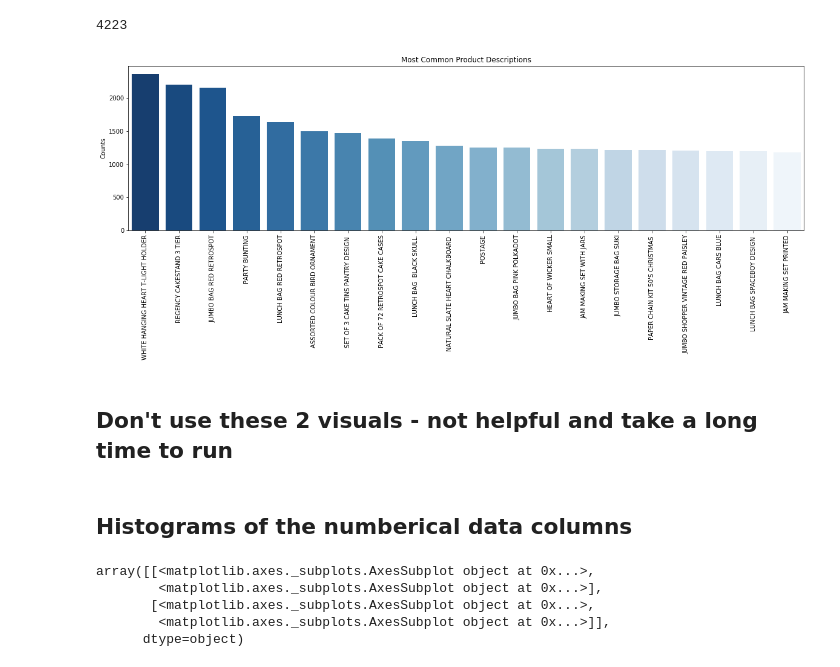
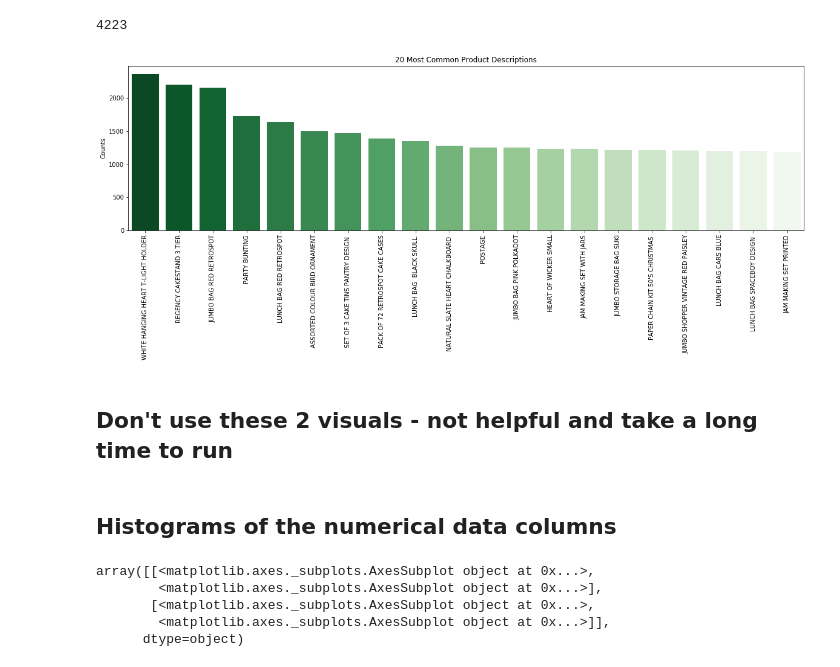
Before and after one commit to calvintirrell/ecommerce_data, a Jupyter notebook: notebooks/ecomm_project.ipynb, the cells around one changed output. Saved outputs shown, nothing was run; the diff lists cells and outputs as text; code cells hidden in the pictures.

```diff
--- a/notebooks/ecomm_project.ipynb
+++ b/notebooks/ecomm_project.ipynb
@@ -322,12 +322,12 @@ data.Item_Description.nunique()
 # %%
 description_counts = data.Item_Description.value_counts().sort_values(ascending = False).iloc[0:20]
 plt.figure(figsize = (20, 5))
-sns.barplot(description_counts.index, description_counts.values, palette = "Blues_r")
+sns.barplot(description_counts.index, description_counts.values, palette = "Greens_r")
 plt.ylabel("Counts")
-plt.title("Most Common Product Descriptions");
+plt.title("20 Most Common Product Descriptions");
 plt.xticks(rotation = 90);
 # %% [output]
-[figure, old version]
+[figure, new version]
 # %% [markdown]
 ## Don't use these 2 visuals - not helpful and take a long time to run
 # %%
@@ -335,7 +335,7 @@ plt.xticks(rotation = 90);
 # %%
 # sns.jointplot(x = 'Price_Per_Unit', y = 'Amount_Purchased', data = data, kind = 'kde')
 # %% [markdown]
-## Histograms of the numberical data columns
+## Histograms of the numerical data columns
 # %%
 # This visual works better with more numerical columns
 data.hist(bins = 5, figsize = (15, 15))
```
Also changed, not shown: parts of 2 cells of this notebook.
